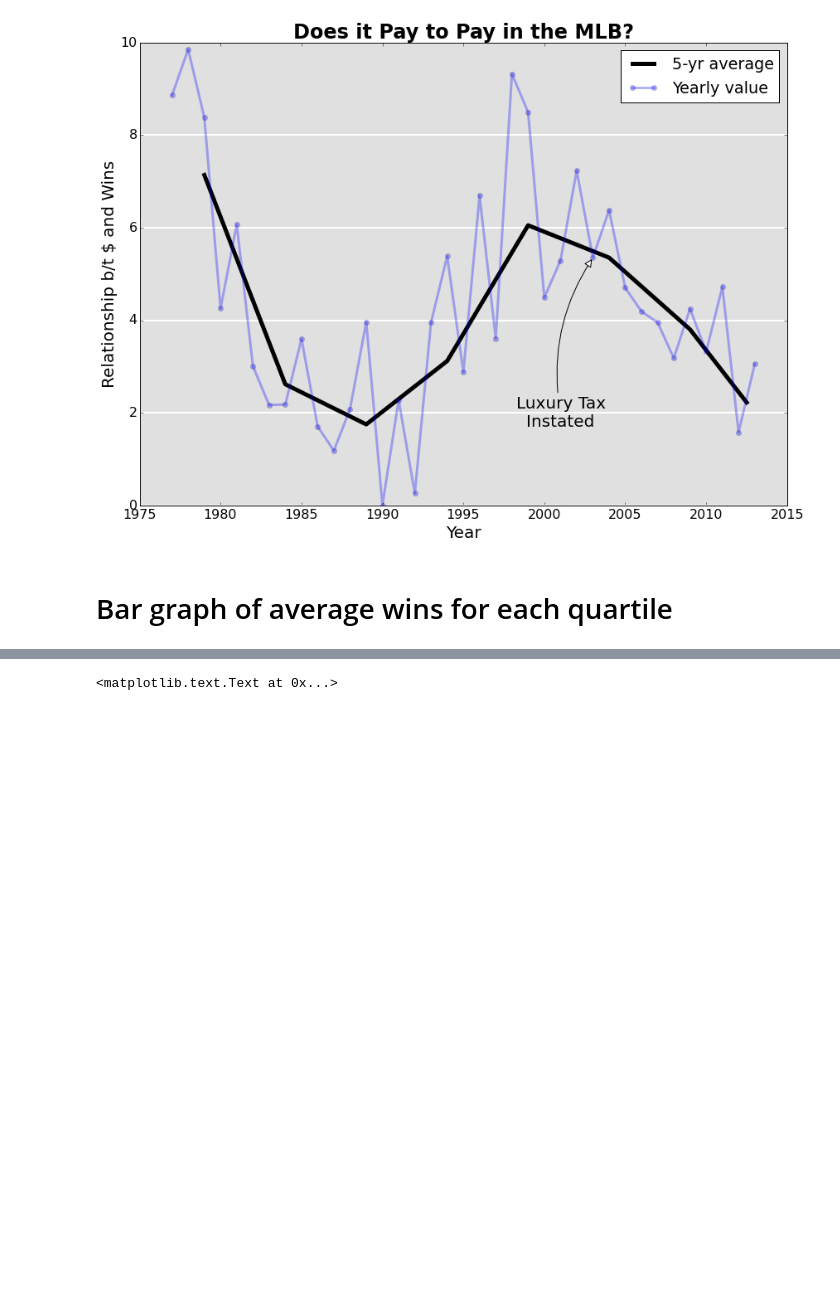
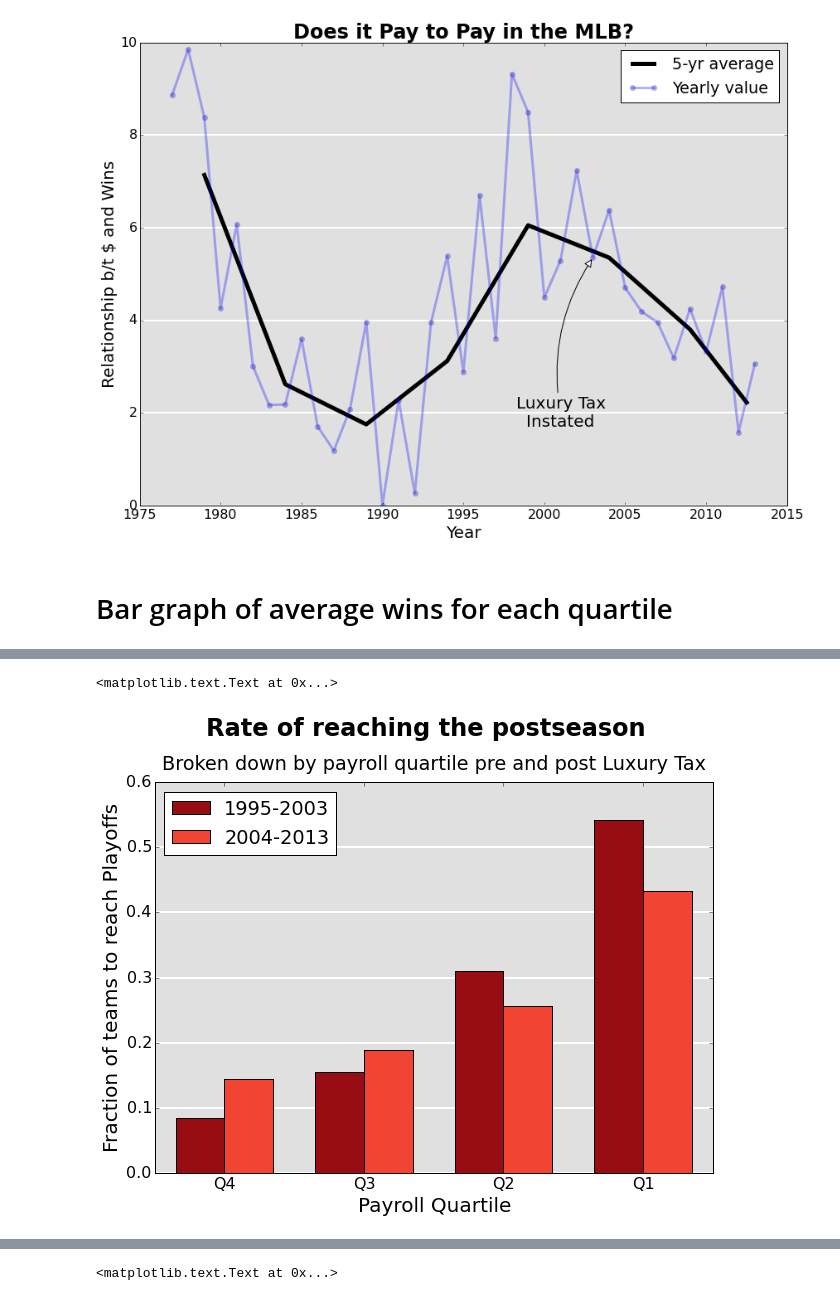
Before and after one commit to tyleha/personal, a Jupyter notebook: baseball.ipynb, the cells around one changed output, grey strips where cells are left out. Cells and saved outputs as stored; diff of their text form; code cells hidden in the pictures; blank space fills up the shorter version.

Commit message:
new graph for playoffs before and after luxury tax

```diff
--- a/baseball.ipynb
+++ b/baseball.ipynb
@@ -429,4 +429,4 @@ def renum_playoffs(playoff):
         return 4
 
 stats['playoff_wins'] = stats.playoffs.map(playoff_wins)
-stats.playoffs = stats.playoffs.map(renum_playoffs)
+stats['playoffs'] = stats.playoffs.map(renum_playoffs)
@@ -476,0 +433,15 @@ dtype: float64
+# %%
+import copy
+stats_copy = copy.deepcopy(stats)
+stats_new = stats_copy[(stats_copy.year >= 2003) & (stats_copy.year < 2103)]
+stats_old = stats_copy[(stats_copy.year >= 1995) & (stats_copy.year < 2003)]
+stats_since94 = stats[stats.year > 1994]
+# %%
+stats_old['quartile'] = pd.qcut(stats_old.mad_salary, q=[0, .25, .5, .75, 1.], labels=['1', '2', '3', '4'])
+quartiles_old = stats_old.groupby('quartile')
+
+stats_new['quartile'] = pd.qcut(stats_new.mad_salary, q=[0, .25, .5, .75, 1.], labels=['1', '2', '3', '4'])
+quartiles_new = stats_new.groupby('quartile')
+
+stats_since94['quartile'] = pd.qcut(stats_since94.mad_salary, q=[0, .25, .5, .75, 1.], labels=['1', '2', '3', '4'])
+quartiles = stats_since94.groupby('quartile')
@@ -477 +477,33 @@ dtype: float64
+# %%
+# plot liklihood of making the playoffs from pre and post luxury tax
+plt.rc('font', size=16)
+fig = plt.figure(figsize=(10,7))
+ax = fig.add_subplot(111, axisbg='#E0E0E0')
+ax.grid(axis='y', linewidth=2, ls='-', color='#ffffff')
+ax.set_axisbelow(True)
+
+margin = 0.15
+width = (1-margin*2)/2
+ind = np.arange(4)
+
+cm = plt.get_cmap('Reds')
+colors = [cm(c) for c in [0.6,0.7,0.8,0.9]]
+
+
+ax.bar(ind+margin, quartiles_old.playoffs.agg(lambda x: np.sum(x >= 1))/quartiles_old.playoffs.count(),
+        width, color=cm(0.9), label='1995-2003')
+ax.bar(ind+width+margin, quartiles_new.playoffs.agg(lambda x: np.sum(x >= 1))/quartiles_new.playoffs.count(),
+        width, color=cm(0.6), label='2004-2013')
+ax.set_xticks(ind+0.5)
+ax.set_xticklabels(['Q1', 'Q2', 'Q3', 'Q4'][::-1])
+
+ax.legend(loc='upper left')
+
+ax.set_ylabel("Fraction of teams to reach Playoffs", fontsize=20)
+ax.set_xlabel("Payroll Quartile", fontsize=20)
+ax.set_title("Broken down by payroll quartile pre and post Luxury Tax", y=1.02)
+fig.suptitle("Rate of reaching the postseason", fontdict={'size':24, 'fontweight':'bold'}, y=1.03)
+# %% [output]
+<matplotlib.text.Text at 0x...>
+[figure, added]
 # %%
```
Also changed, not shown: parts of 8 cells of this notebook, 2 other files.
